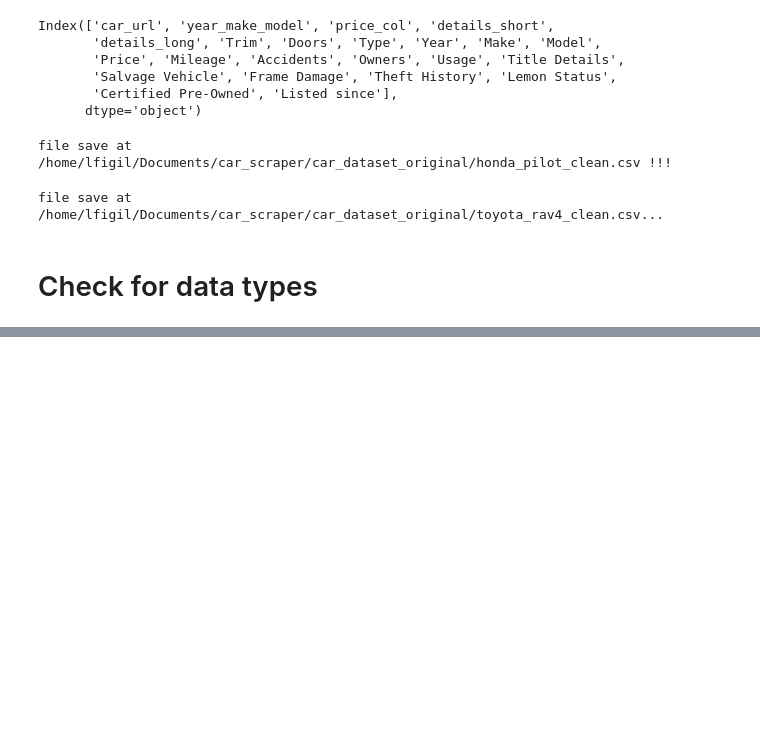
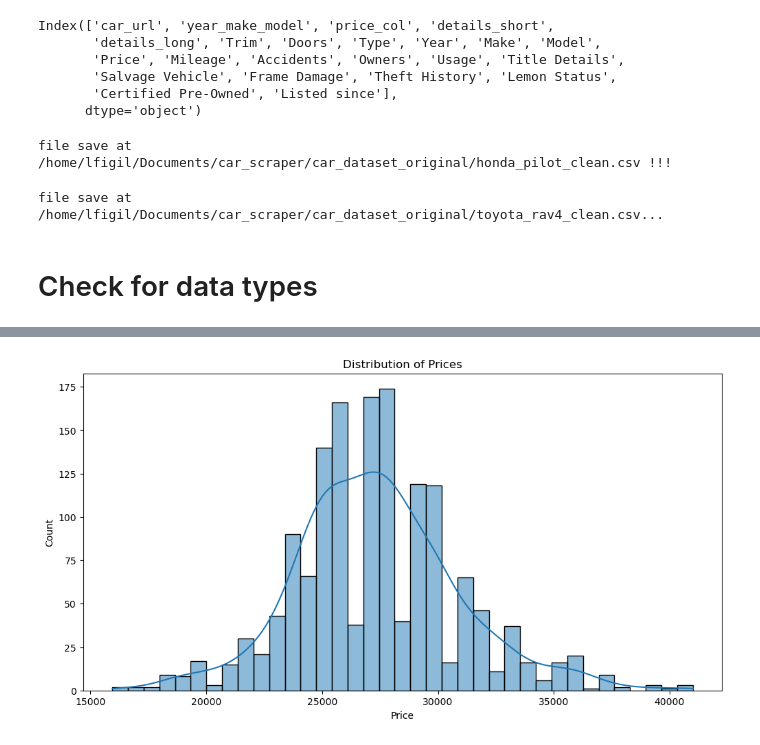
Before and after one commit to lfigil/car_scraper, a Jupyter notebook: car_analysis.ipynb, the cells around one changed output, grey strips where cells are left out. Drawn from its saved outputs; the diff is of its cells as text; code cells hidden in the pictures; blank space fills up the shorter version.

```diff
--- a/car_analysis.ipynb
+++ b/car_analysis.ipynb
@@ -424,0 +585,7 @@ toyota_df['Listed since'] = pd.to_datetime(toyota_df['Listed since'], errors='co
+# %%
+sns.histplot(toyota_rav4_subset['price'], kde=True)
+plt.xlabel('Price')
+plt.title('Distribution of Prices')
+plt.show()
+# %% [output]
+[figure, added]
```
Also changed, not shown: parts of 43 cells of this notebook, 15 other files.
